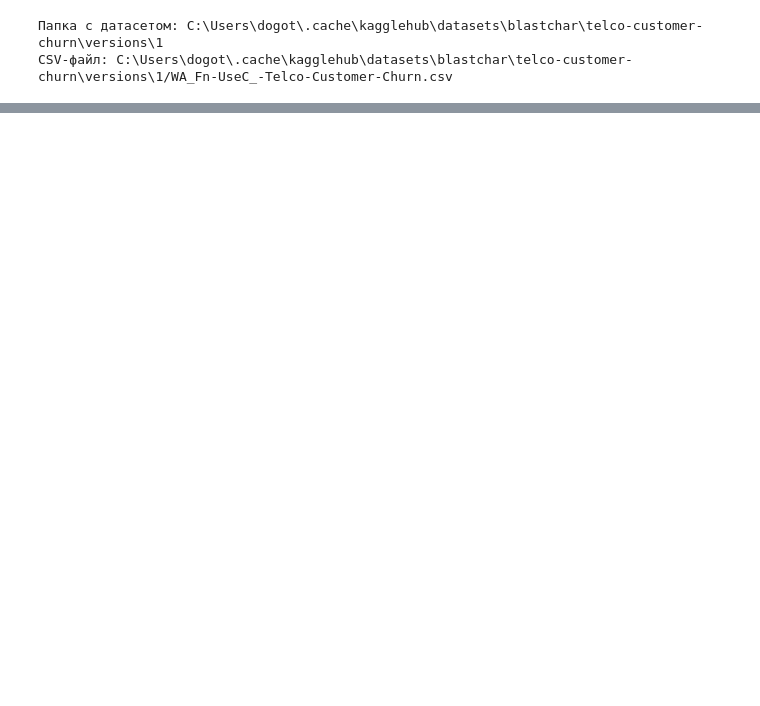
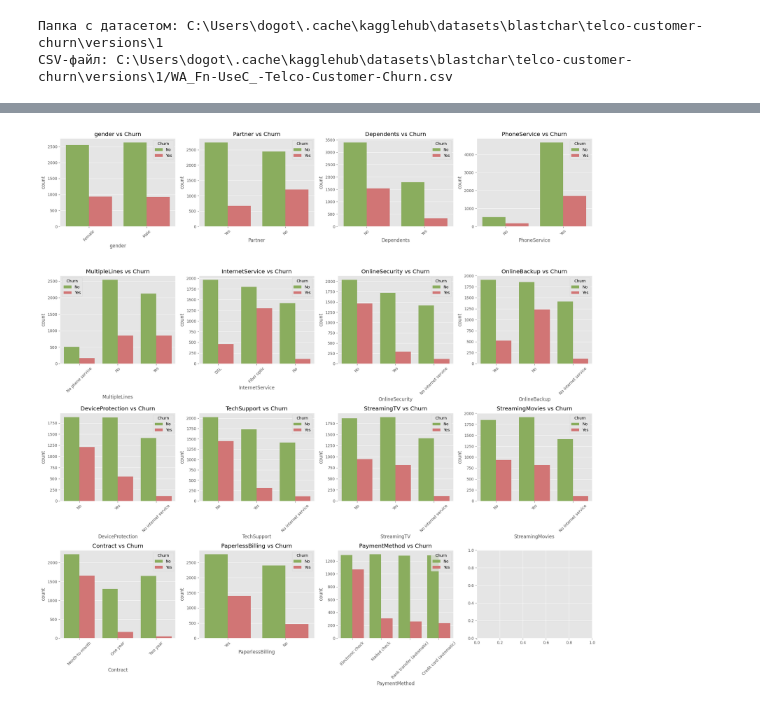
Before and after one commit to DgtrDN/diplom, a Jupyter notebook: diplom_telco_customer.ipynb, the cells around one changed output, grey strips where cells are left out. Cells and saved outputs as stored; diff of their text form; code cells hidden in the pictures; blank space fills up the shorter version.

```diff
--- a/diplom_telco_customer.ipynb
+++ b/diplom_telco_customer.ipynb
@@ -104,0 +165,17 @@ CSV-файл: C:\Users\dogot\.cache\kagglehub\datasets\blastchar\telco-customer-
+# %%
+# Анализ категориальных признаков
+categorical_cols = df.select_dtypes(include=['object']).columns.tolist()
+categorical_cols.remove('customerID')
+
+fig, axes = plt.subplots(4, 4, figsize=(20, 20))
+axes = axes.ravel()
+
+for i, col in enumerate(categorical_cols):
+    if col != 'Churn':
+        sns.countplot(x=col, hue='Churn', data=df, ax=axes[i], palette=['#8cba51', '#e06666'])
+        axes[i].set_title(f'{col} vs Churn')
+        axes[i].tick_params(axis='x', rotation=45)
+plt.tight_layout()
+plt.show()
+# %% [output]
+[figure, added]
```
Also changed, not shown: parts of 17 cells of this notebook.
